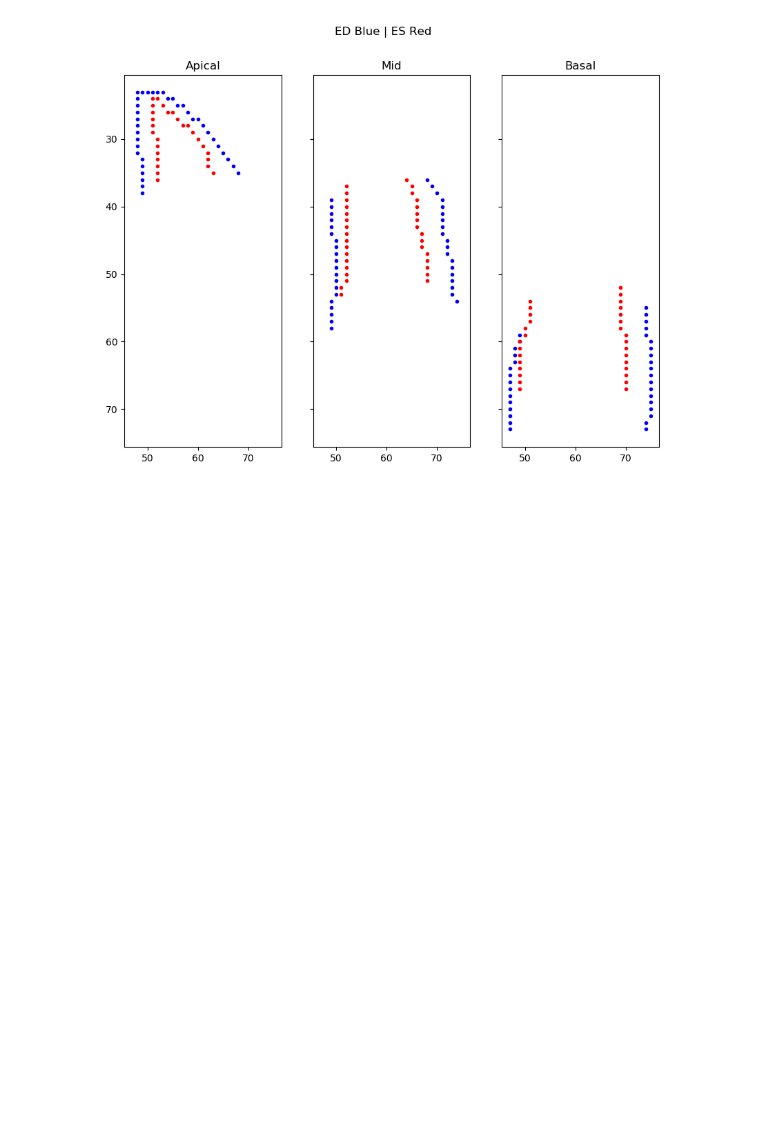
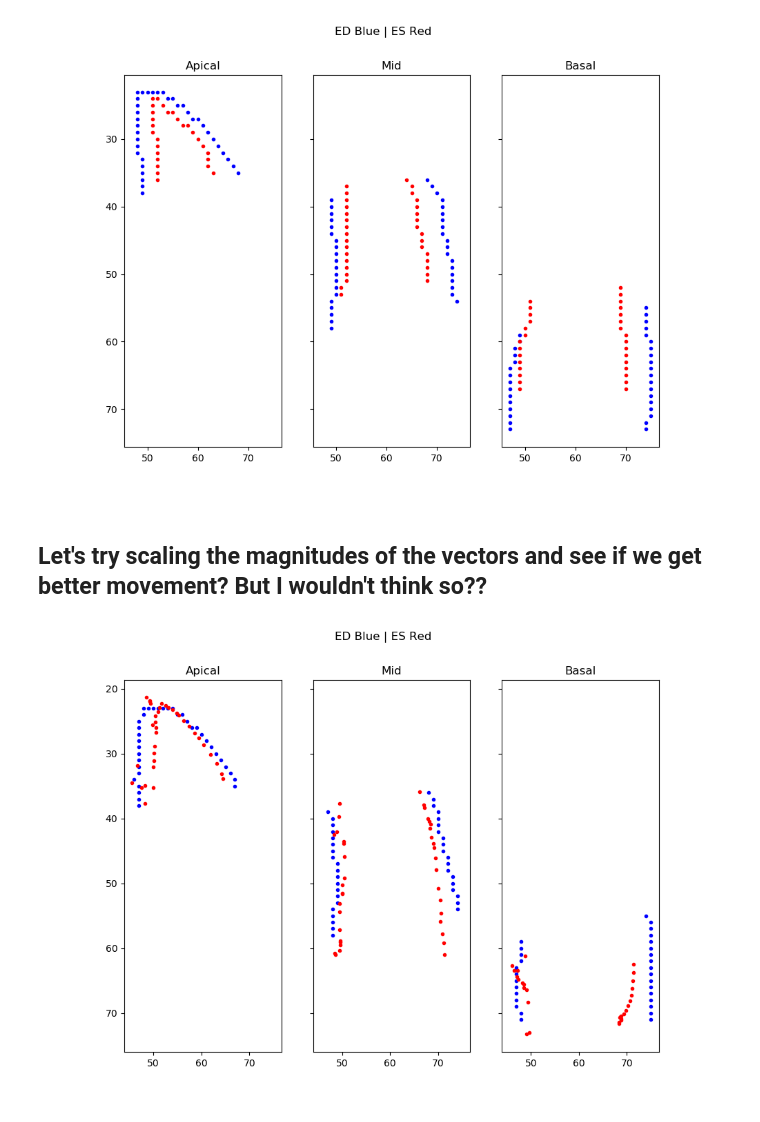
Before and after one commit to warrenmwang/echo_22, a Jupyter notebook: dev/longitudinal_strain/regional_strain_warp_18.ipynb, the cells around one changed output. Cells and saved outputs as stored; diff of their text form; code cells hidden in the pictures; blank space fills up the shorter version.

```diff
--- a/dev/longitudinal_strain/regional_strain_warp_18.ipynb
+++ b/dev/longitudinal_strain/regional_strain_warp_18.ipynb
@@ -322,7 +357,7 @@ def warp_one_vector_forward_once(v, frame, motion):
 
     return v_new
 # %%
-def warp_one_vector_forward_delta_times(v, motion, delta):
+def warp_one_vector_forward_delta_times(v, motion, delta, scale=1.0):
     '''
     handles warping forward a single vector specifically delta times and returns the new vector
 
@@ -332,10 +367,10 @@ def warp_one_vector_forward_delta_times(v, motion, delta):
         delta - integer telling us how many times to warp
     '''
     for i in range(delta):
-        v = warp_one_vector_forward_once(v, i, motion)
+        v = warp_one_vector_forward_once(v, i, motion, scale)
     return v
 # %%
-def warp_one_point_set_forward_delta_times(ps_vectors, motion, delta):
+def warp_one_point_set_forward_delta_times(ps_vectors, motion, delta, scale=1.0):
     '''
     input:
         ps_vectors - (M, )
@@ -351,7 +386,7 @@ def warp_one_point_set_forward_delta_times(ps_vectors, motion, delta):
 
     ps_vectors_new = []
     for v in ps_vectors:
-        ps_vectors_new.append(warp_one_vector_forward_delta_times(v, motion, delta))
+        ps_vectors_new.append(warp_one_vector_forward_delta_times(v, motion, delta, scale))
     return np.array(ps_vectors_new)
 # %%
 new_apical_point_set = warp_one_point_set_forward_delta_times(ps_vectors = apical_point_set,
@@ -624,0 +681,3 @@ vis_one_vec_multiple_frames(multiple_time_snapshots_of_vector_id_0)
+# %%
+for v in multiple_time_snapshots_of_vector_id_0:
+    print(v)
@@ -731,3 +808,29 @@ for IND in range(N):
 vis_double_three_point_sets(vectors_dict = ground_truth_I_ED_and_ES_regional_point_sets_as_vectors)
 # %% [output]
 [figure]
+# %% [markdown]
+## Let's try scaling the magnitudes of the vectors and see if we get better movement? But I wouldn't think so??
+# %%
+I_ED_and_ES_regional_point_sets_as_vectors_1 = {}
+I_ED_and_ES_regional_point_sets_as_vectors_1['ED'] = []
+I_ED_and_ES_regional_point_sets_as_vectors_1['ES'] = []
+
+
+for IND in range(N):
+    ps = I_regional_point_sets[IND]
+
+    ps = convert_point_set_ij_into_xy(ps)
+
+    ps = convert_point_set_xy_into_vectors(ps)
+
+    new_ps = warp_one_point_set_forward_delta_times(ps_vectors = ps,
+                                           motion = curr_clip_motions,
+                                           delta = delta_ed_es,
+                                           scale = -5.50)
+
+    I_ED_and_ES_regional_point_sets_as_vectors_1['ED'].append(ps)
+    I_ED_and_ES_regional_point_sets_as_vectors_1['ES'].append(new_ps)
+# %%
+vis_double_three_point_sets(vectors_dict = I_ED_and_ES_regional_point_sets_as_vectors_1)
+# %% [output]
+[figure, added]
```
Also changed, not shown: parts of 11 cells of this notebook, 6 other files.
